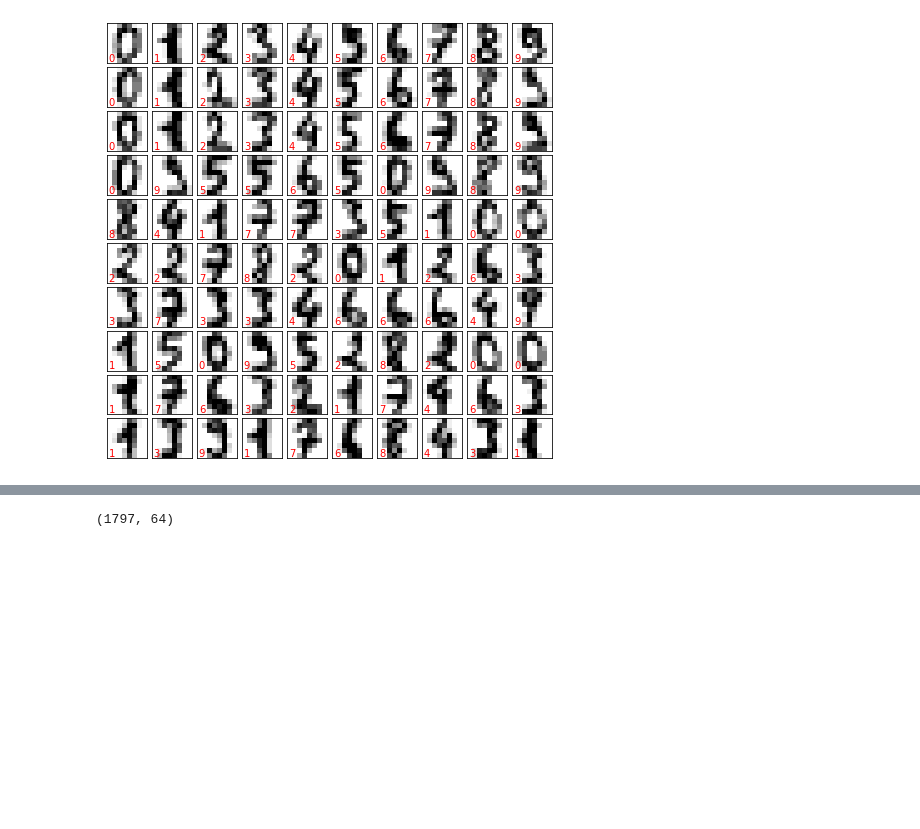
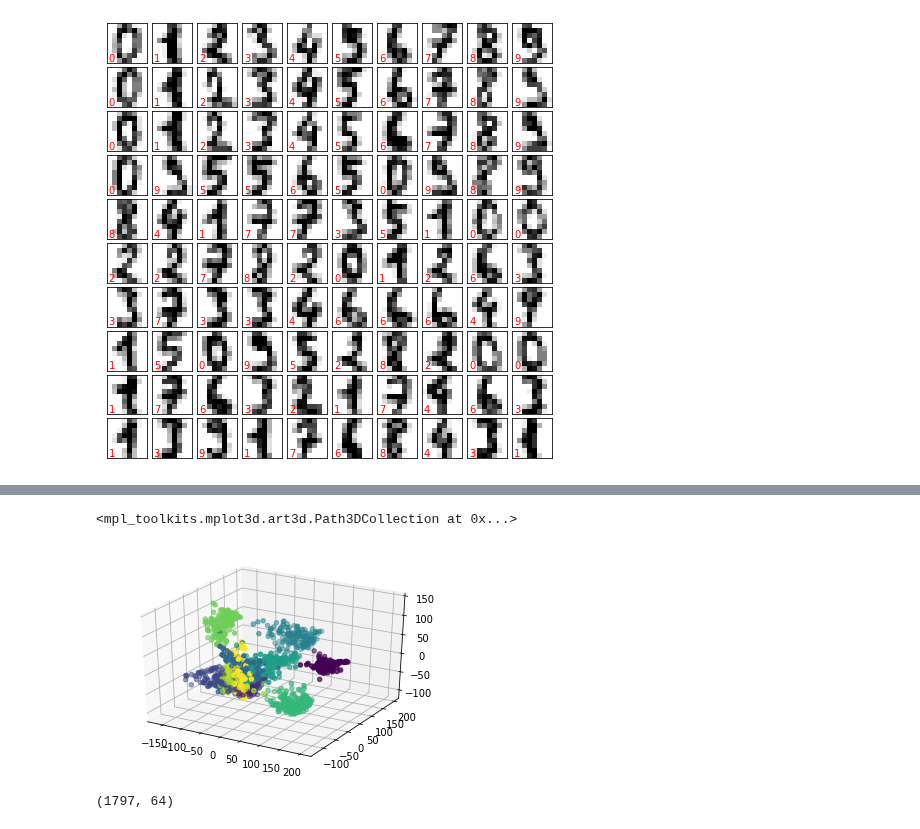
Before and after one commit to SpIIIII/jupyter-repo, a Jupyter notebook: Python Data Science Cookbook/Main (ML chapter).ipynb, the cells around one changed output, grey strips where cells are left out. Cells and saved outputs as stored; diff of their text form; code cells hidden in the pictures; blank space fills up the shorter version.

```diff
--- a/Python Data Science Cookbook/Main (ML chapter).ipynb
+++ b/Python Data Science Cookbook/Main (ML chapter).ipynb
@@ -299,3 +299,11 @@ for i,ax in enumerate(axes.flat):
     ax.text(0.05,0.05,str(digits.target[i]),transform = ax.transAxes,color='red')
 # %% [output]
 [figure]
+# %%
+%matplotlib qt
+from sklearn.manifold import Isomap
+iso = Isomap(n_components=3)
+numbers = iso.fit(digits.data).transform(digits.data)
+ax = plt.subplot(projection = '3d')
+ax.scatter(numbers[:,0],numbers[:,1],numbers[:,2],c=digits.target,s=)
+# %% [output]
@@ -302,3 +311,5 @@ for i,ax in enumerate(axes.flat):
+<mpl_toolkits.mplot3d.art3d.Path3DCollection at 0x...>
+[figure, added]
 # %%
 X=digits.data
 X.shape
```
Also changed, not shown: parts of 1 cell of this notebook.
